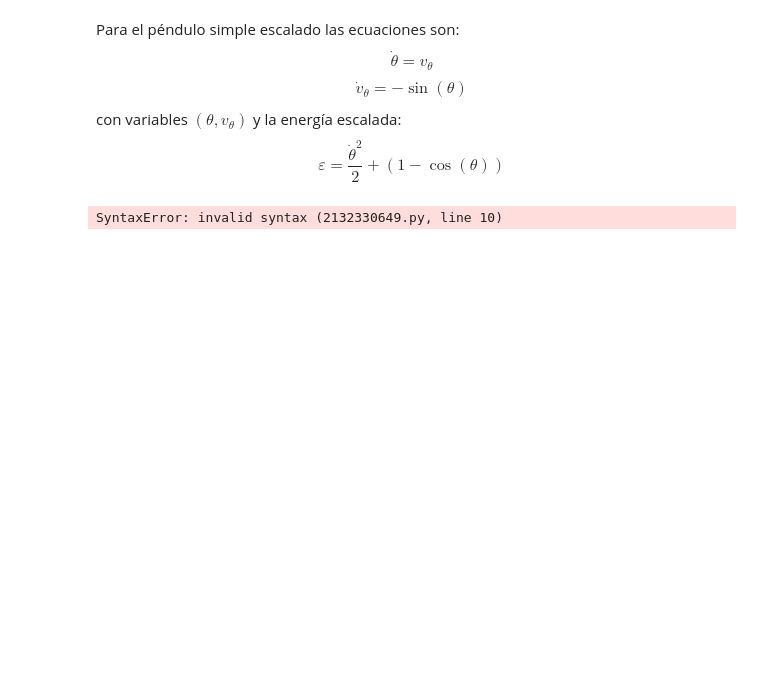
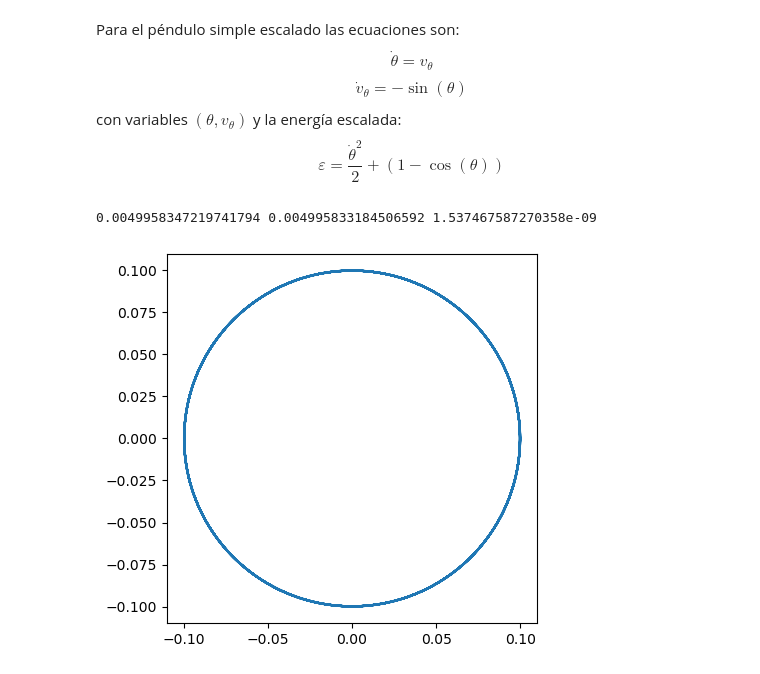
Before and after one commit to richmf/FisComp26-2, a Jupyter notebook: Pendulo simple (clase 17).ipynb, the cells around one changed output. Saved outputs shown, nothing was run; the diff lists cells and outputs as text; code cells hidden in the pictures; blank space fills up the shorter version.

Commit message:
update pendulo simple

```diff
--- a/Pendulo simple (clase 17).ipynb
+++ b/Pendulo simple (clase 17).ipynb
@@ -26,8 +26,19 @@ def E_pendulo(th_vth):
 def th2xy(th_vth):
     x = sin(th_vth[0])
     y = -cos(th_vth[0])
-    dx =
-    dy =
-    return
+    return  np.array([x,y])
-# %% [output]
-SyntaxError: invalid syntax (2132330649.py, line 10)
+# %%
+ci = [0.1,0]
+titf = (0,100)
+sol_pendulo = si.solve_ivp(pendulo,titf,ci,rtol=1e-8,atol=1e-10,dense_output=True)
+# %%
+t = np.linspace(titf[0],titf[-1],1000)
+th_vth = sol_pendulo.sol(t)
+E = E_pendulo(th_vth)
+print(E[0] , E[-1] , abs(E[0] - E[-1]) )
+plt.plot(th_vth[0],th_vth[1])
+plt.gca().set_aspect('equal')
+plt.show()
+# %% [output]
+0.0049958347219741794 0.004995833184506592 1.537467587270358e-09
+[figure, added]
```
Also changed, not shown: parts of 3 cells of this notebook, 1 other file.
